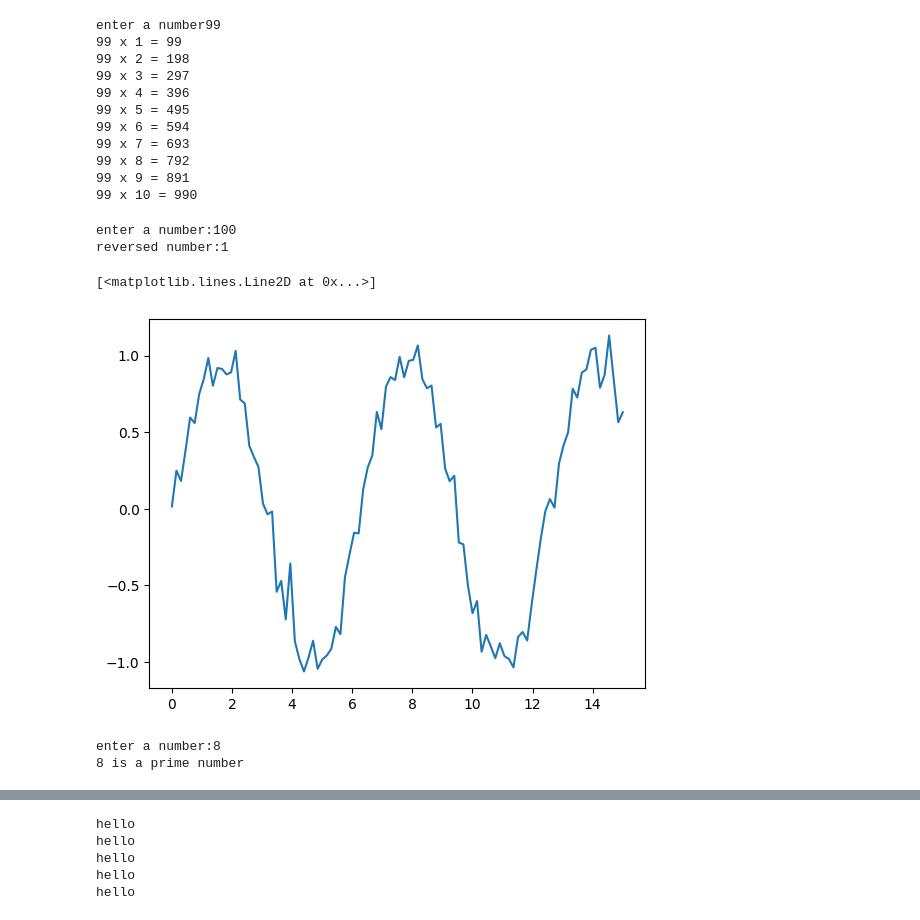
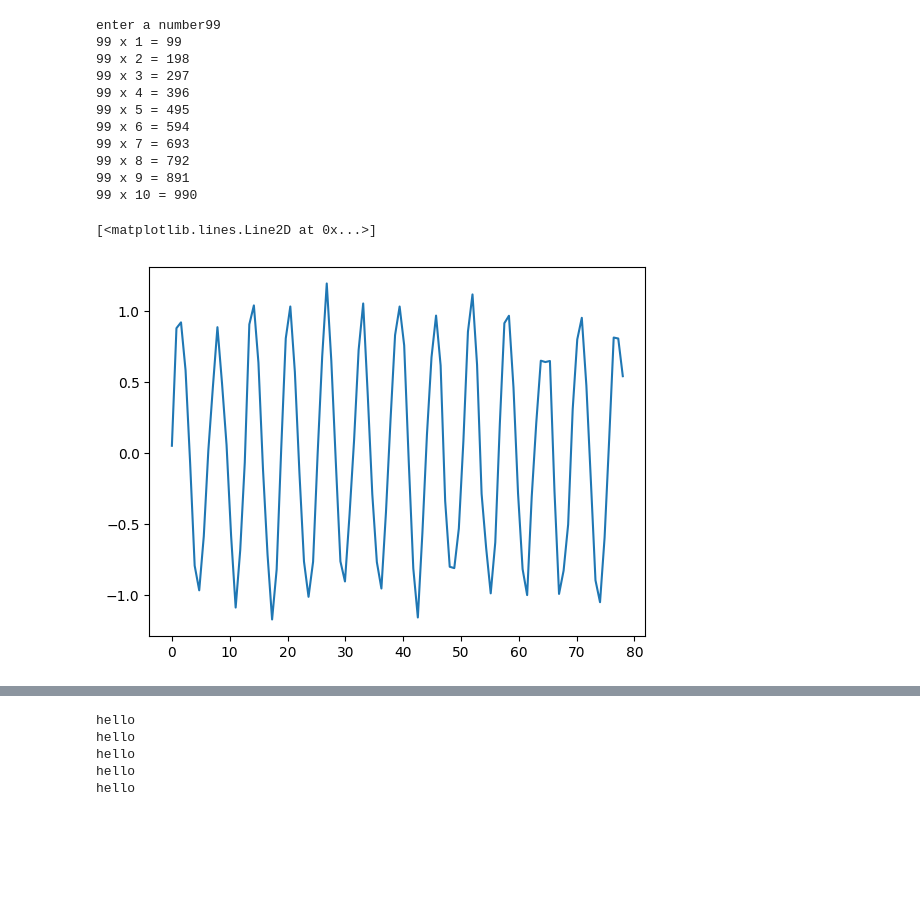
Before and after one commit to PratyushMaharana/pingu-the-basics-, a Jupyter notebook: Coding.ipynb, the cells around one changed output, grey strips where cells are left out. Drawn from its saved outputs; the diff is of its cells as text; code cells hidden in the pictures; blank space fills up the shorter version.

```diff
--- a/Coding.ipynb
+++ b/Coding.ipynb
@@ -314,40 +268,12 @@ enter a number99
 99 x 8 = 792
 99 x 9 = 891
 99 x 10 = 990
-# %%
-num=int (input("enter a number:"))
-a=0
-while num!=0:
- digit=num%10
- a=a*10+digit
- num//=10
-print("reversed number:"+str(a))
-# %% [output]
-enter a number:100
-reversed number:1
 # %%
 import numpy as np
 import matplotlib.pyplot as plt
-x=np.linspace(0,15,100)
+x=np.linspace(0,78,100)
 y=np.sin(x)+0.1*np.random.randn(len(x))
 plt.plot(x,y)
 # %% [output]
 [<matplotlib.lines.Line2D at 0x...>]
-[figure, old version]
+[figure, new version]
-# %%
-num=int(input('enter a number:'))
-a=False
-if num==0 or num==1:
-  print(num,"is not a prime number")
-elif num>1:
-  for i in range(num,2):
-    if (num%i)==0:
-      a=True
-      break
-  if a:
-    print(num,"is not a prime number")
-  else:
-    print(num,"is a prime number")
-# %% [output]
-enter a number:8
-8 is a prime number
```
Also changed, not shown: parts of 92 cells of this notebook.
